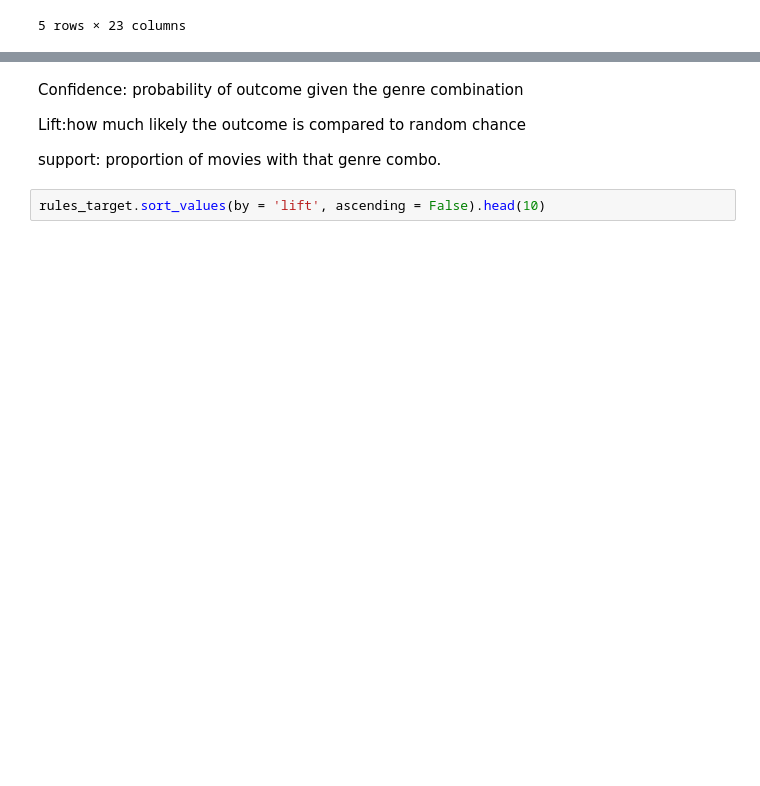
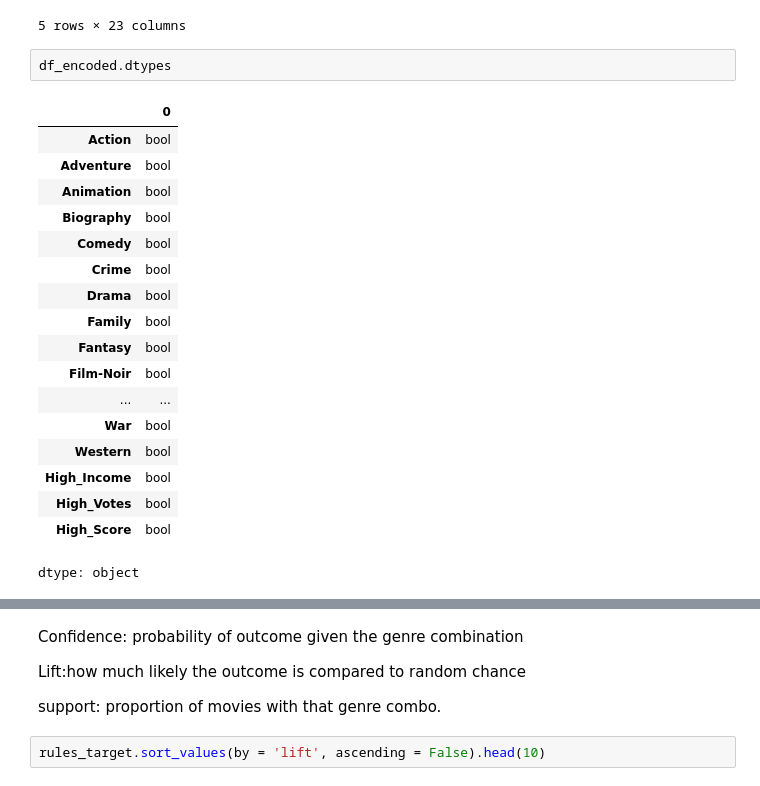
Before and after one commit to AyaUchiv/IDMB_MOVIE_DATASET, a Jupyter notebook: ANALYSIS/idmb_analysis.ipynb, the cells around one changed output, grey strips where cells are left out. Drawn from its saved outputs; the diff is of its cells as text; blank space fills up the shorter version.

```diff
--- a/ANALYSIS/idmb_analysis.ipynb
+++ b/ANALYSIS/idmb_analysis.ipynb
@@ -339,6 +339,27 @@ df_encoded.head()
 | 3 | False | False | False | False | False | True | True | False | False | False | ... |
 | 4 | False | False | False | False | False | True | True | False | False | False | ... |
 5 rows × 23 columns
+# %%
+df_encoded.dtypes
+# %% [output]
+|  | 0 |
+| Action | bool |
+| Adventure | bool |
+| Animation | bool |
+| Biography | bool |
+| Comedy | bool |
+| Crime | bool |
+| Drama | bool |
+| Family | bool |
+| Fantasy | bool |
+| Film-Noir | bool |
+| ... | ... |
+| War | bool |
+| Western | bool |
+| High_Income | bool |
+| High_Votes | bool |
+| High_Score | bool |
+dtype: object
 # %%
 #generate frequent itemsets
 frequent_items = apriori(df_encoded, min_support = 0.05, use_colnames = True)
```
Also changed, not shown: parts of 6 cells of this notebook.
